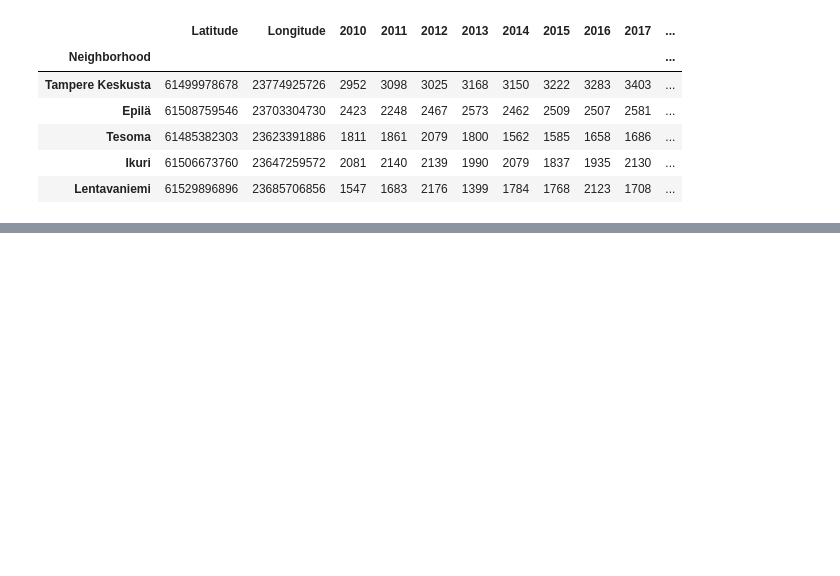
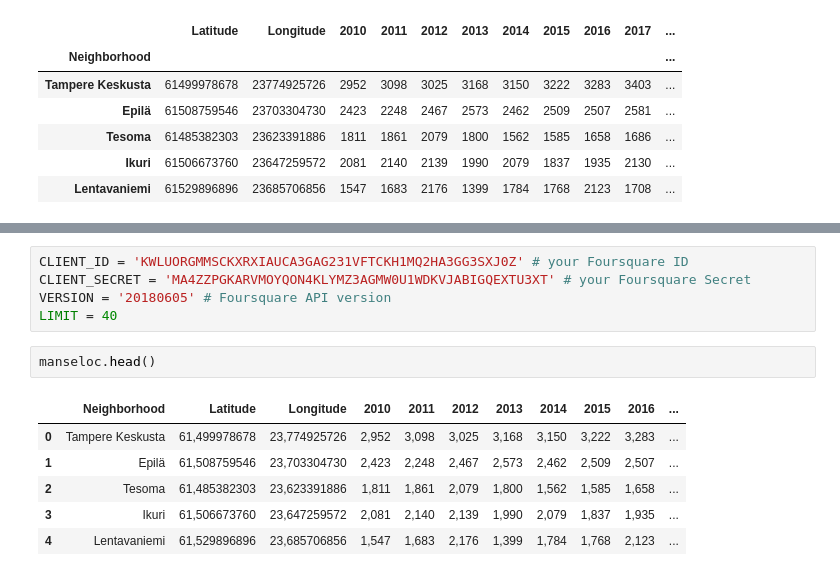
Before and after one commit to VesaKukkonen/-Coursera_Capstone, a Jupyter notebook: MansenBoxit.ipynb, the cells around one changed output, grey strips where cells are left out. Drawn from its saved outputs; the diff is of its cells as text; blank space fills up the shorter version.

```diff
--- a/MansenBoxit.ipynb
+++ b/MansenBoxit.ipynb
@@ -140,0 +159,14 @@ map_manse
+# %%
+CLIENT_ID = 'KWLUORGMMSCKXRXIAUCA3GAG231VFTCKH1MQ2HA3GG3SXJ0Z' # your Foursquare ID
+CLIENT_SECRET = 'MA4ZZPGKARVMOYQON4KLYMZ3AGMW0U1WDKVJABIGQEXTU3XT' # your Foursquare Secret
+VERSION = '20180605' # Foursquare API version
+LIMIT = 40
+# %%
+manseloc.head()
+# %% [output]
+|  | Neighborhood | Latitude | Longitude | 2010 | 2011 | 2012 | 2013 | 2014 | 2015 | 2016 | ... |
+| 0 | Tampere Keskusta | 61,499978678 | 23,774925726 | 2,952 | 3,098 | 3,025 | 3,168 | 3,150 | 3,222 | 3,283 | ... |
+| 1 | Epilä | 61,508759546 | 23,703304730 | 2,423 | 2,248 | 2,467 | 2,573 | 2,462 | 2,509 | 2,507 | ... |
+| 2 | Tesoma | 61,485382303 | 23,623391886 | 1,811 | 1,861 | 2,079 | 1,800 | 1,562 | 1,585 | 1,658 | ... |
+| 3 | Ikuri | 61,506673760 | 23,647259572 | 2,081 | 2,140 | 2,139 | 1,990 | 2,079 | 1,837 | 1,935 | ... |
+| 4 | Lentavaniemi | 61,529896896 | 23,685706856 | 1,547 | 1,683 | 2,176 | 1,399 | 1,784 | 1,768 | 2,123 | ... |
```
Also changed, not shown: parts of 19 cells of this notebook.
